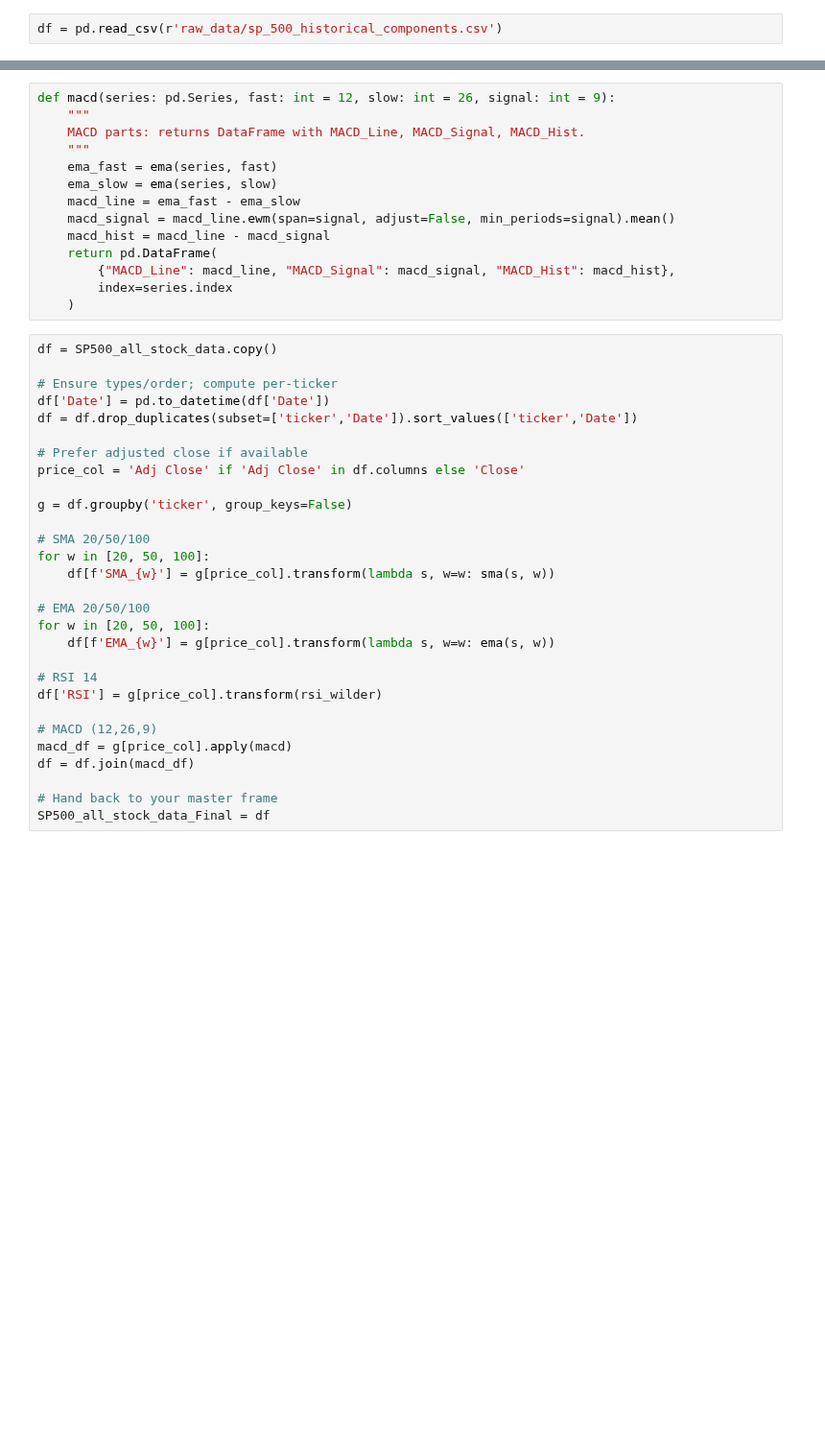
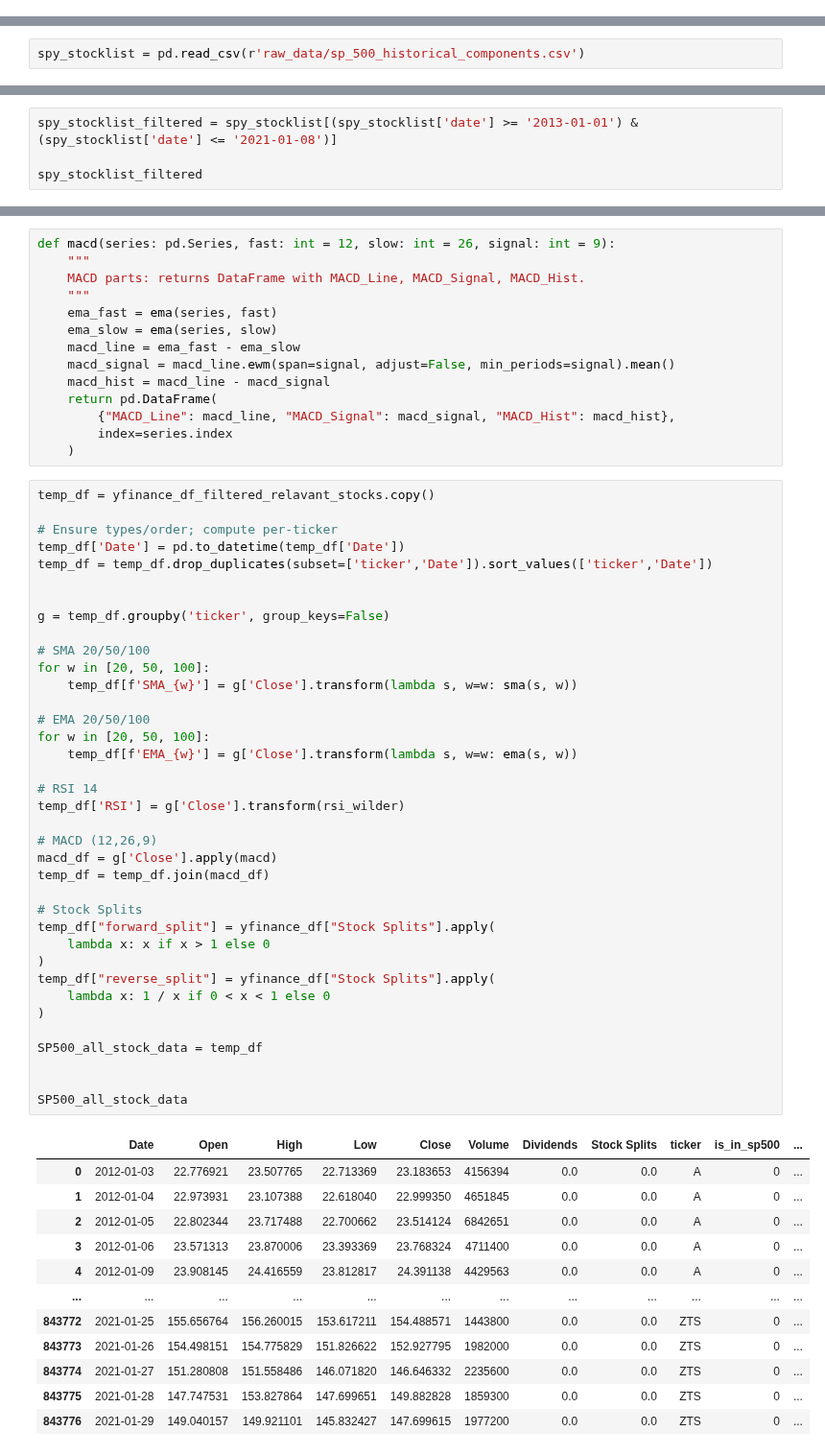
Before and after one commit to gotoshleep/DSE4212-Portfolio-Optimiser, a Jupyter notebook: Data prep and EDA/data_cleaning.ipynb, the cells around one changed output, grey strips where cells are left out. Shown at 96% size. Saved outputs shown, nothing was run; the diff lists cells and outputs as text; blank space fills up the shorter version.

```diff
--- a/Data prep and EDA/data_cleaning.ipynb
+++ b/Data prep and EDA/data_cleaning.ipynb
@@ -7,2 +0,0 @@ from datetime import timedelta
-# %%
-df = pd.read_csv(r'raw_data/sp_500_historical_components.csv')
@@ -445,0 +7,2 @@ https://www.investopedia.com/ask/answers/122414/what-are-most-common-periods-use
+# %%
+spy_stocklist = pd.read_csv(r'raw_data/sp_500_historical_components.csv')
@@ -445,0 +37,4 @@ https://www.investopedia.com/ask/answers/122414/what-are-most-common-periods-use
+# %%
+spy_stocklist_filtered = spy_stocklist[(spy_stocklist['date'] >= '2013-01-01') & (spy_stocklist['date'] <= '2021-01-08')]
+
+spy_stocklist_filtered
@@ -476,31 +520,52 @@ def macd(series: pd.Series, fast: int = 12, slow: int = 26, signal: int = 9):
         index=series.index
     )
 # %%
-df = SP500_all_stock_data.copy()
+temp_df = yfinance_df_filtered_relavant_stocks.copy()
 
 # Ensure types/order; compute per-ticker
-df['Date'] = pd.to_datetime(df['Date'])
-df = df.drop_duplicates(subset=['ticker','Date']).sort_values(['ticker','Date'])
+temp_df['Date'] = pd.to_datetime(temp_df['Date'])
+temp_df = temp_df.drop_duplicates(subset=['ticker','Date']).sort_values(['ticker','Date'])
 
-# Prefer adjusted close if available
-price_col = 'Adj Close' if 'Adj Close' in df.columns else 'Close'
 
-g = df.groupby('ticker', group_keys=False)
+g = temp_df.groupby('ticker', group_keys=False)
 
 # SMA 20/50/100
 for w in [20, 50, 100]:
-    df[f'SMA_{w}'] = g[price_col].transform(lambda s, w=w: sma(s, w))
+    temp_df[f'SMA_{w}'] = g['Close'].transform(lambda s, w=w: sma(s, w))
 
 # EMA 20/50/100
 for w in [20, 50, 100]:
-    df[f'EMA_{w}'] = g[price_col].transform(lambda s, w=w: ema(s, w))
+    temp_df[f'EMA_{w}'] = g['Close'].transform(lambda s, w=w: ema(s, w))
 
 # RSI 14
-df['RSI'] = g[price_col].transform(rsi_wilder)
+temp_df['RSI'] = g['Close'].transform(rsi_wilder)
 
 # MACD (12,26,9)
-macd_df = g[price_col].apply(macd)
-df = df.join(macd_df)
+macd_df = g['Close'].apply(macd)
+temp_df = temp_df.join(macd_df)
 
-# Hand back to your master frame
-SP500_all_stock_data_Final = df
+# Stock Splits
+temp_df["forward_split"] = yfinance_df["Stock Splits"].apply(
+    lambda x: x if x > 1 else 0
+)
+temp_df["reverse_split"] = yfinance_df["Stock Splits"].apply(
+    lambda x: 1 / x if 0 < x < 1 else 0
+)
+
+SP500_all_stock_data = temp_df
+
+
+SP500_all_stock_data
+# %% [output]
+|  | Date | Open | High | Low | Close | Volume | Dividends | Stock Splits | ticker | is_in_sp500 | ... |
+| 0 | 2012-01-03 | 22.776921 | 23.507765 | 22.713369 | 23.183653 | 4156394 | 0.0 | 0.0 | A | 0 | ... |
+| 1 | 2012-01-04 | 22.973931 | 23.107388 | 22.618040 | 22.999350 | 4651845 | 0.0 | 0.0 | A | 0 | ... |
+| 2 | 2012-01-05 | 22.802344 | 23.717488 | 22.700662 | 23.514124 | 6842651 | 0.0 | 0.0 | A | 0 | ... |
+| 3 | 2012-01-06 | 23.571313 | 23.870006 | 23.393369 | 23.768324 | 4711400 | 0.0 | 0.0 | A | 0 | ... |
+| 4 | 2012-01-09 | 23.908145 | 24.416559 | 23.812817 | 24.391138 | 4429563 | 0.0 | 0.0 | A | 0 | ... |
+| ... | ... | ... | ... | ... | ... | ... | ... | ... | ... | ... | ... |
+| 843772 | 2021-01-25 | 155.656764 | 156.260015 | 153.617211 | 154.488571 | 1443800 | 0.0 | 0.0 | ZTS | 0 | ... |
+| 843773 | 2021-01-26 | 154.498151 | 154.775829 | 151.826622 | 152.927795 | 1982000 | 0.0 | 0.0 | ZTS | 0 | ... |
+| 843774 | 2021-01-27 | 151.280808 | 151.558486 | 146.071820 | 146.646332 | 2235600 | 0.0 | 0.0 | ZTS | 0 | ... |
+| 843775 | 2021-01-28 | 147.747531 | 153.827864 | 147.699651 | 149.882828 | 1859300 | 0.0 | 0.0 | ZTS | 0 | ... |
+| 843776 | 2021-01-29 | 149.040157 | 149.921101 | 145.832427 | 147.699615 | 1977200 | 0.0 | 0.0 | ZTS | 0 | ... |
```
Also changed, not shown: parts of 65 cells of this notebook, 1 other file.
